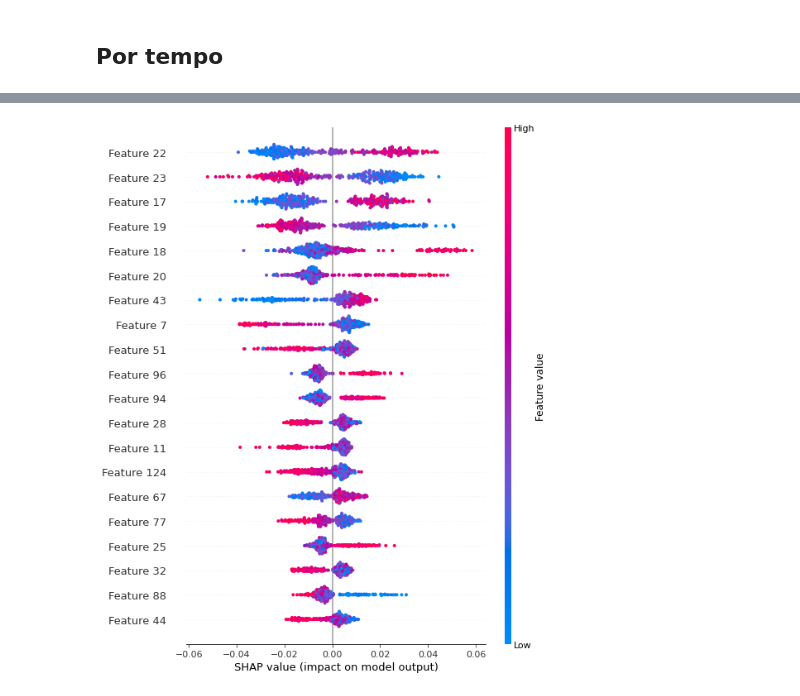
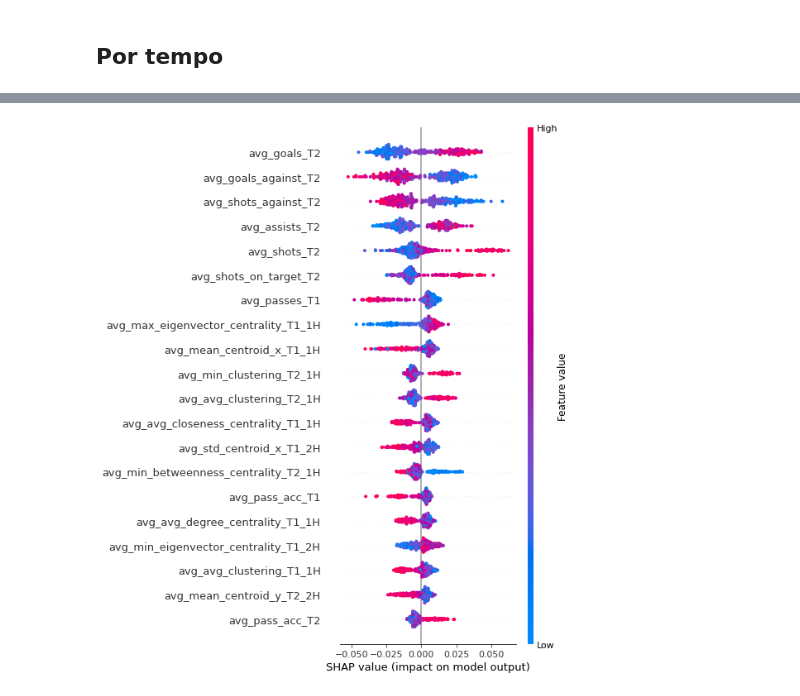
Before and after one commit to eduardobaratela/passing_network, a Jupyter notebook: modeling_nets+stats.ipynb, the cells around one changed output, grey strips where cells are left out. Drawn from its saved outputs; the diff is of its cells as text; code cells hidden in the pictures.

```diff
--- a/modeling_nets+stats.ipynb
+++ b/modeling_nets+stats.ipynb
@@ -143,18 +144,23 @@ df_t.shape
 #Separando dados e target
 X_t = df_t.drop(['winner', 'matchID', 'team1_ID', 'team2_ID', 'tournament', 'date'],axis=1)
 y_t = df_t['winner'].astype('int')
-col_names = X_t.columns
+col_names_t = X_t.columns
 idx_t = df_t['matchID']
 
+#Separando treino e teste
+Xtrain_t, Xtest_t, y_train_t, y_test_t = train_test_split(X_t,
+                                                  y_t.values,
+                                                  stratify= y_t.values,
+                                                  test_size=0.3,
+                                                  random_state=42)
+
 #Normalizando os dados
-XScaled_t = StandardScaler().fit_transform(X_t)
+scaler = StandardScaler().fit(Xtrain_t)
+train_sc_t = scaler.transform(Xtrain_t)
+test_sc_t = scaler.transform(Xtest_t)
 
-#Separando treino e teste
-X_train_t, X_test_t, y_train_t, y_test_t = train_test_split(XScaled_t,
-                                                    y_t.values,
-                                                    stratify= y_t.values,
-                                                    test_size=0.3,
-                                                    random_state=42)
+X_train_t = pd.DataFrame(train_sc_t, columns=col_names_t)
+X_test_t = pd.DataFrame(test_sc_t, columns=col_names_t)
 # %% [markdown]
 # Modelagem
 # %% [markdown]
@@ -554,0 +533,17 @@ Text(0.5, 0, 'Random Forest Feature Importance')
+# %%
+rf = RandomForestClassifier(
+        n_estimators=[100, 200, 300, 400,500][4],
+        max_depth=14,
+        max_features=['auto', 'sqrt', 'log2'][1],
+        criterion=["gini", "entropy"][0],
+        min_samples_leaf=[1, 2, 3, 4, 5][0],
+        min_samples_split=[2, 3, 4, 5, 6][0],
+        random_state=42,
+        class_weight=['balanced', 'balanced_subsample', None][0],
+        bootstrap=[True, False][1],
+        n_jobs = -1)
+rf.fit(X_train_t, y_train_t)
+
+sorted_idx = rf.feature_importances_.argsort()[:-11:-1]
+plt.barh(df_t.columns[sorted_idx], rf.feature_importances_[sorted_idx])
+plt.xlabel("Random Forest Feature Importance")
@@ -555,7 +553,7 @@ Text(0.5, 0, 'Random Forest Feature Importance')
 # %%
 explainer = shap.TreeExplainer(rf)
-shap_values = explainer.shap_values(X_test_t)
+shap_values = explainer.shap_values(test_df_t)
 
-shap.summary_plot(shap_values[0], X_test_t, plot_type='dot')
+shap.summary_plot(shap_values[0], test_df_t, plot_type='dot')
 # %% [output]
-[figure, old version]
+[figure, new version]
```
Also changed, not shown: parts of 34 cells of this notebook, 2 other files.
